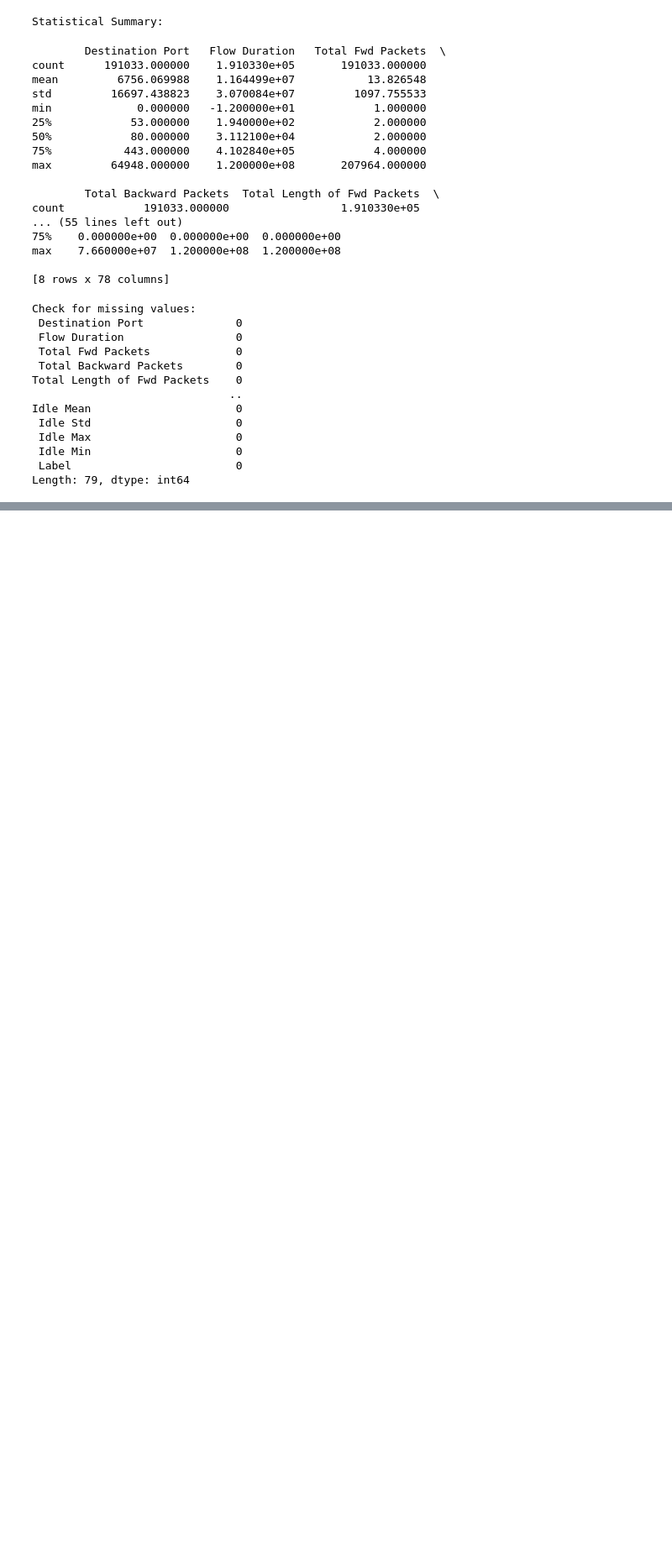
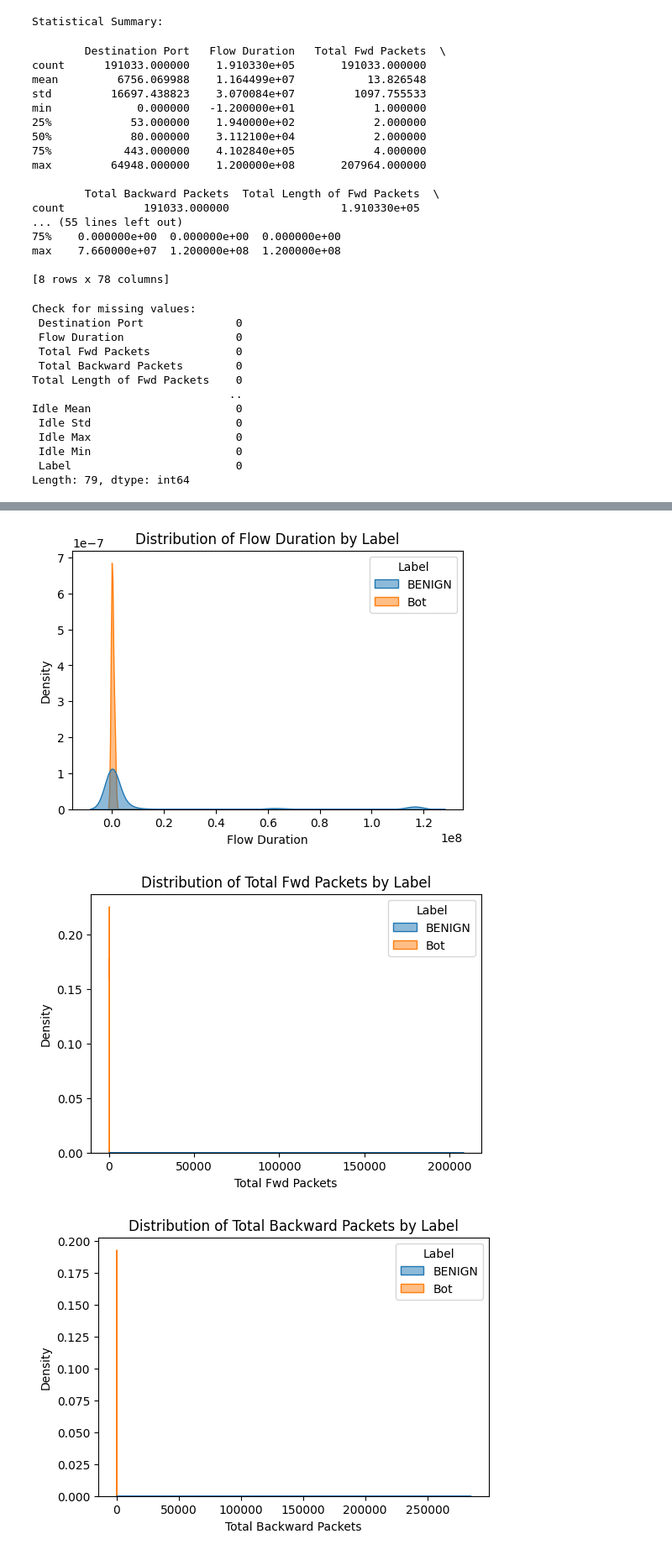
Before and after one commit to vitesh2186/SentinelNet, a Jupyter notebook: notebooks/cic_ids.ipynb, the cells around one changed output, grey strips where cells are left out. Shown: that part at 84% size. Saved outputs shown, nothing was run; the diff lists cells and outputs as text; code cells hidden in the pictures; blank space fills up the shorter version.

```diff
--- a/notebooks/cic_ids.ipynb
+++ b/notebooks/cic_ids.ipynb
@@ -116,0 +133,12 @@ Length: 79, dtype: int64
+# %%
+top_features = ["Flow Duration", "Total Fwd Packets", "Total Backward Packets", "Flow IAT Mean"]
+
+for feature in top_features:
+    plt.figure(figsize=(6,4))
+    sns.kdeplot(data=df, x=feature, hue="Label", fill=True, common_norm=False, alpha=0.5)
+    plt.title(f"Distribution of {feature} by Label")
+    plt.show()
+# %% [output]
+[figure, added]
+[figure, added]
+[figure, added]
```
Also changed, not shown: parts of 5 cells of this notebook.
